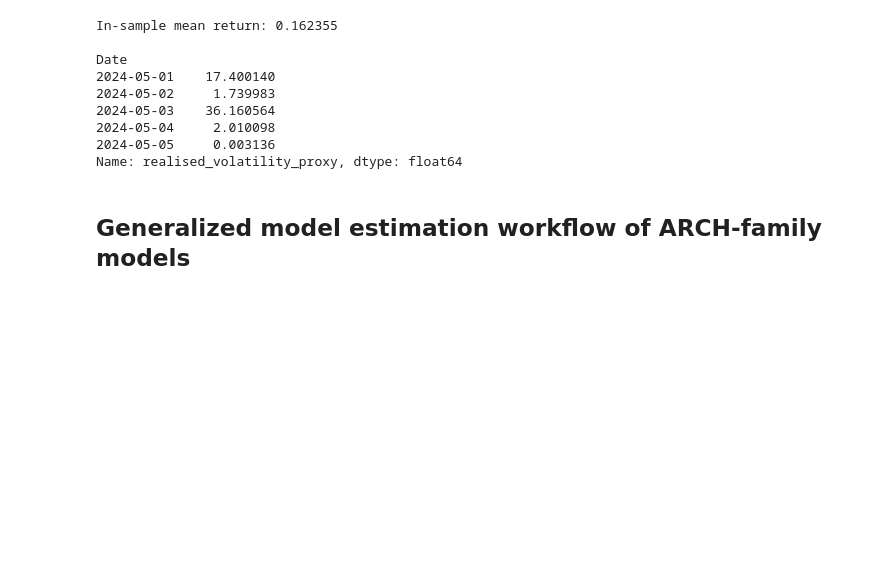
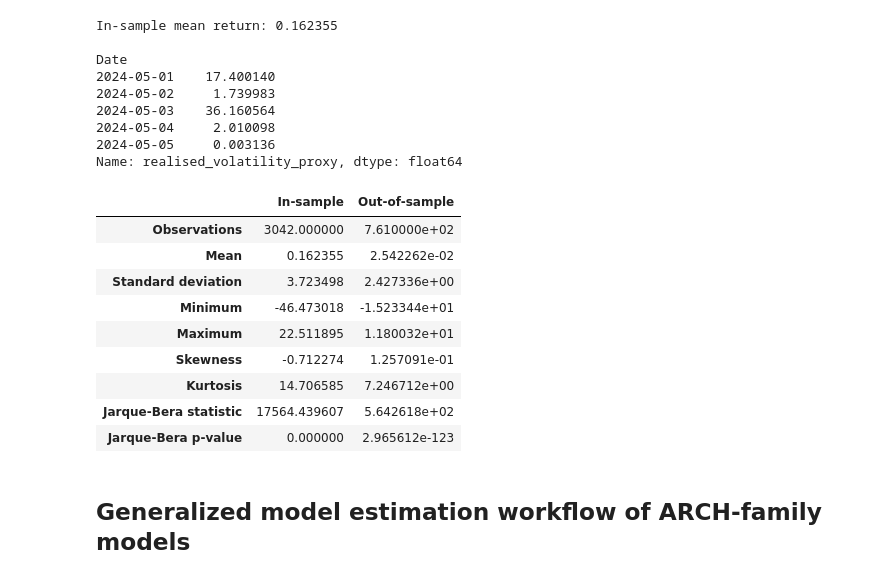
Before and after one commit to matthijs174/project, a Jupyter notebook: notebooks/02_model_estimation_and_forecasting.ipynb, the cells around one changed output. Saved outputs shown, nothing was run; the diff lists cells and outputs as text; code cells hidden in the pictures; blank space fills up the shorter version.

Commit message:
Added the in-sample and out-of-sample statistics of the returns

```diff
--- a/notebooks/02_model_estimation_and_forecasting.ipynb
+++ b/notebooks/02_model_estimation_and_forecasting.ipynb
@@ -90,3 +92,45 @@ Date
 2024-05-04     2.010098
 2024-05-05     0.003136
 Name: realised_volatility_proxy, dtype: float64
+# %%
+def compute_return_summary(series):
+    """
+    Compute descriptive statistics for a return series.
+    Returns are assumed to be expressed in percentages.
+    """
+    series = series.dropna()
+    jb_result = jarque_bera(series)
+
+    return pd.Series({
+        "Observations": len(series),
+        "Mean": series.mean(),
+        "Standard deviation": series.std(ddof=1),
+        "Minimum": series.min(),
+        "Maximum": series.max(),
+        "Skewness": stats.skew(series, bias=False),
+        "Kurtosis": stats.kurtosis(series, fisher=False, bias=False),
+        "Jarque-Bera statistic": jb_result.statistic,
+        "Jarque-Bera p-value": jb_result.pvalue
+    })
+
+
+split_sample_return_statistics = pd.concat(
+    {
+        "In-sample": compute_return_summary(returns_in),
+        "Out-of-sample": compute_return_summary(returns_out)
+    },
+    axis=1
+)
+
+split_sample_return_statistics
+# %% [output]
+|  | In-sample | Out-of-sample |
+| Observations | 3042.000000 | 7.610000e+02 |
+| Mean | 0.162355 | 2.542262e-02 |
+| Standard deviation | 3.723498 | 2.427336e+00 |
+| Minimum | -46.473018 | -1.523344e+01 |
+| Maximum | 22.511895 | 1.180032e+01 |
+| Skewness | -0.712274 | 1.257091e-01 |
+| Kurtosis | 14.706585 | 7.246712e+00 |
+| Jarque-Bera statistic | 17564.439607 | 5.642618e+02 |
+| Jarque-Bera p-value | 0.000000 | 2.965612e-123 |
```
Also changed, not shown: parts of 3 cells of this notebook.
